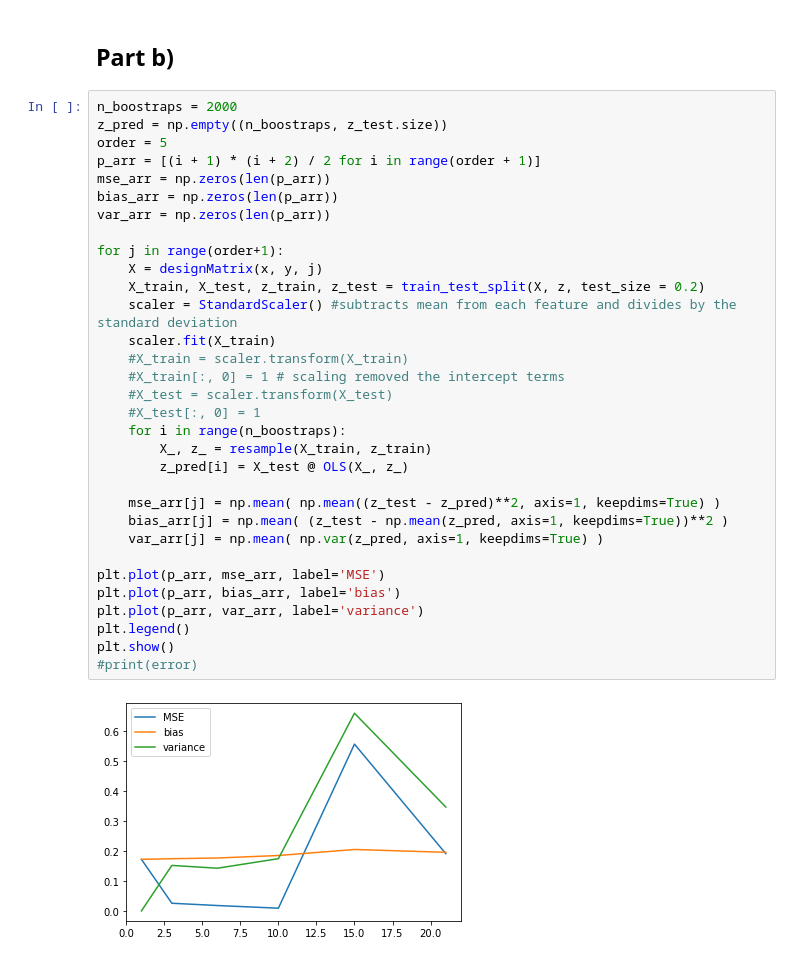
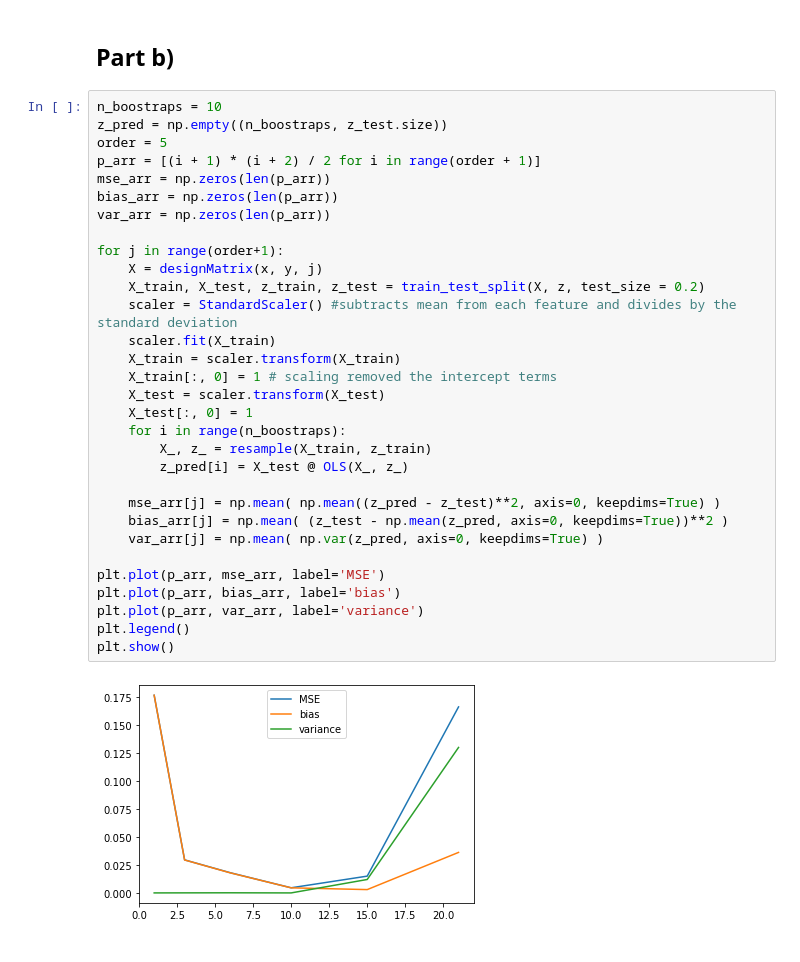
Before and after one commit to KarlHenrik/FYS-STK-Gruppe, a Jupyter notebook: Project1/Project1.ipynb, the cells around one changed output. Cells and saved outputs as stored; diff of their text form.

Commit message:
Riktig mean ved bruk av bootstrap

```diff
--- a/Project1/Project1.ipynb
+++ b/Project1/Project1.ipynb
@@ -107,36 +107,35 @@ print(mean_squared_error(z_mdl, z_test))
 # %% [markdown]
 ## Part b)
 # %%
-n_boostraps = 2000
+n_boostraps = 10
 z_pred = np.empty((n_boostraps, z_test.size))
 order = 5
 p_arr = [(i + 1) * (i + 2) / 2 for i in range(order + 1)]
 mse_arr = np.zeros(len(p_arr))
 bias_arr = np.zeros(len(p_arr))
 var_arr = np.zeros(len(p_arr))
 
 for j in range(order+1):
     X = designMatrix(x, y, j)
     X_train, X_test, z_train, z_test = train_test_split(X, z, test_size = 0.2)
     scaler = StandardScaler() #subtracts mean from each feature and divides by the standard deviation
     scaler.fit(X_train)
-    #X_train = scaler.transform(X_train)
-    #X_train[:, 0] = 1 # scaling removed the intercept terms
-    #X_test = scaler.transform(X_test)
-    #X_test[:, 0] = 1
+    X_train = scaler.transform(X_train)
+    X_train[:, 0] = 1 # scaling removed the intercept terms
+    X_test = scaler.transform(X_test)
+    X_test[:, 0] = 1
     for i in range(n_boostraps):
         X_, z_ = resample(X_train, z_train)
         z_pred[i] = X_test @ OLS(X_, z_)
 
-    mse_arr[j] = np.mean( np.mean((z_test - z_pred)**2, axis=1, keepdims=True) )
-    bias_arr[j] = np.mean( (z_test - np.mean(z_pred, axis=1, keepdims=True))**2 )
-    var_arr[j] = np.mean( np.var(z_pred, axis=1, keepdims=True) )
+    mse_arr[j] = np.mean( np.mean((z_pred - z_test)**2, axis=0, keepdims=True) )
+    bias_arr[j] = np.mean( (z_test - np.mean(z_pred, axis=0, keepdims=True))**2 )
+    var_arr[j] = np.mean( np.var(z_pred, axis=0, keepdims=True) )
 
 plt.plot(p_arr, mse_arr, label='MSE')
 plt.plot(p_arr, bias_arr, label='bias')
 plt.plot(p_arr, var_arr, label='variance')
 plt.legend()
 plt.show()
-#print(error)
 # %% [output]
-[figure, old version]
+[figure, new version]
```
Also changed, not shown: parts of 1 cell of this notebook.
